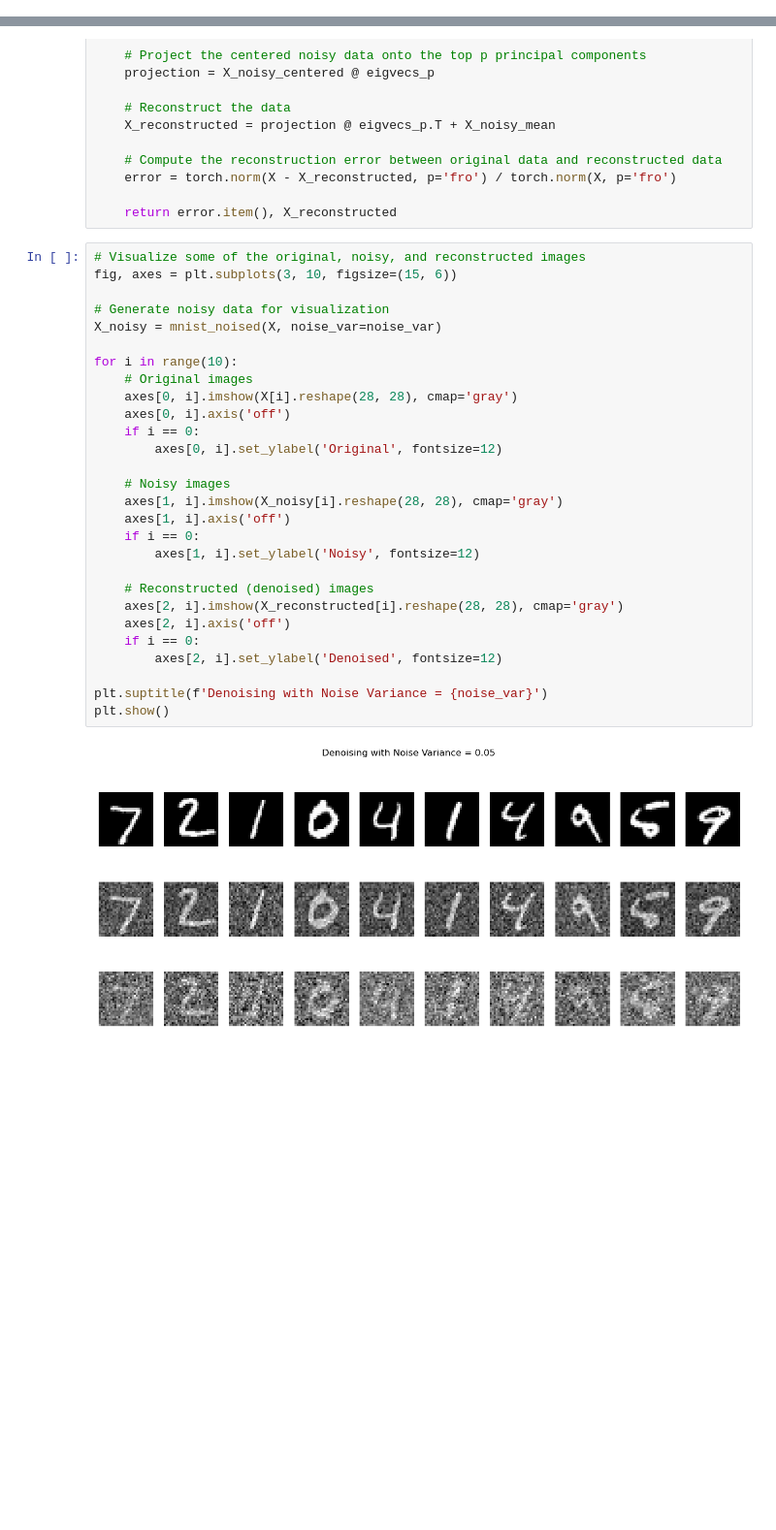
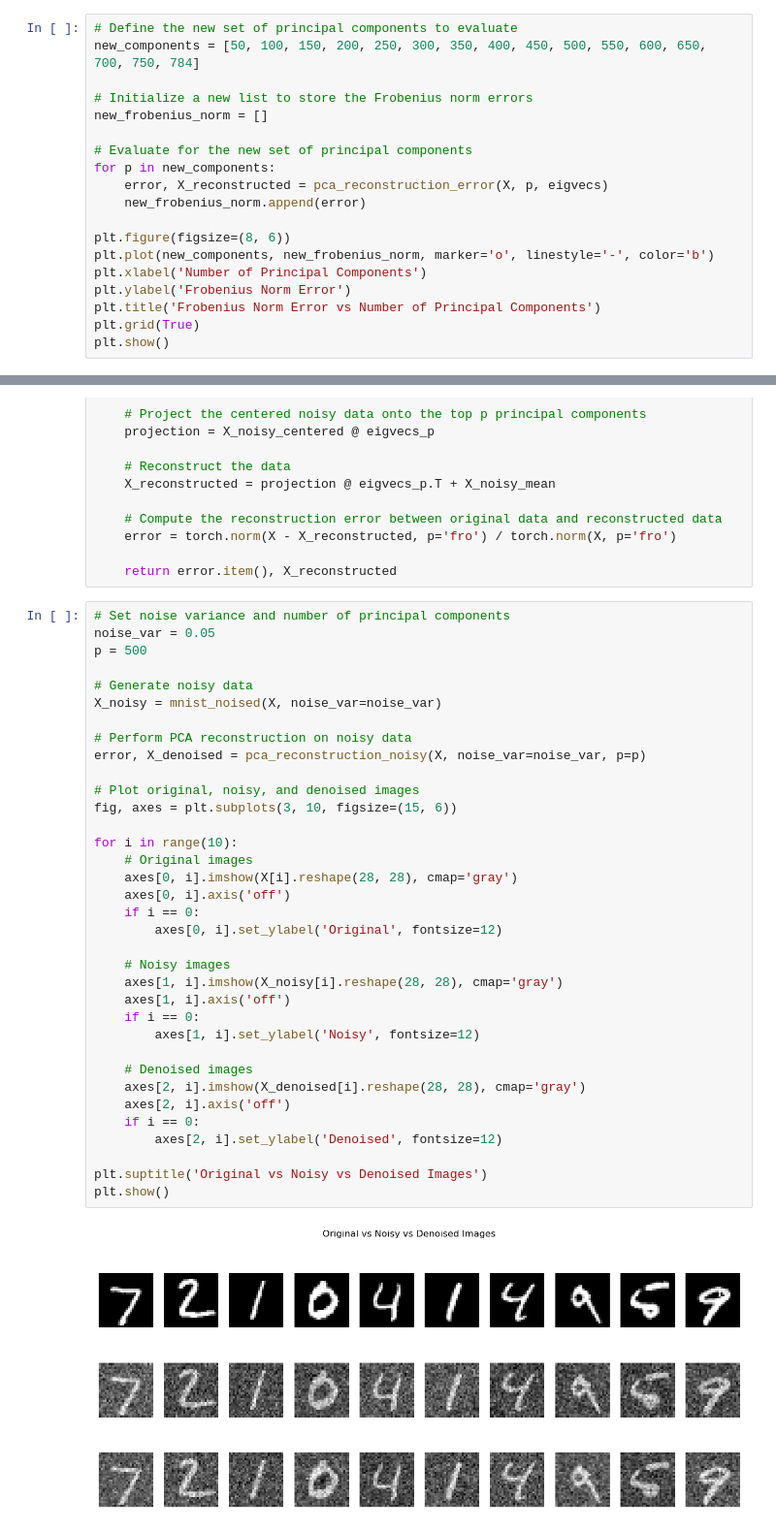
Before and after one commit to mobashirrahman/nnti, a Jupyter notebook: Assignment3/NNTI_Assignment3_(Q3.4).ipynb, the cells around one changed output, grey strips where cells are left out. Shown: that part at 97% size. Drawn from its saved outputs; the diff is of its cells as text; blank space fills up the shorter version.

```diff
--- a/Assignment3/NNTI_Assignment3_(Q3.4).ipynb
+++ b/Assignment3/NNTI_Assignment3_(Q3.4).ipynb
@@ -236,0 +222,19 @@ Frobenius Norm Errors: [0.32762885093688965, 0.10058772563934326, 0.012200935743
+# %%
+# Define the new set of principal components to evaluate
+new_components = [50, 100, 150, 200, 250, 300, 350, 400, 450, 500, 550, 600, 650, 700, 750, 784]
+
+# Initialize a new list to store the Frobenius norm errors
+new_frobenius_norm = []
+
+# Evaluate for the new set of principal components
+for p in new_components:
+    error, X_reconstructed = pca_reconstruction_error(X, p, eigvecs)
+    new_frobenius_norm.append(error)
+
+plt.figure(figsize=(8, 6))
+plt.plot(new_components, new_frobenius_norm, marker='o', linestyle='-', color='b')
+plt.xlabel('Number of Principal Components')
+plt.ylabel('Frobenius Norm Error')
+plt.title('Frobenius Norm Error vs Number of Principal Components')
+plt.grid(True)
+plt.show()
@@ -345,32 +353,39 @@ def pca_reconstruction_noisy(X, noise_var=0.05, p=100):
 
     return error.item(), X_reconstructed
 # %%
-# Visualize some of the original, noisy, and reconstructed images
+# Set noise variance and number of principal components
+noise_var = 0.05
+p = 500
+
+# Generate noisy data
+X_noisy = mnist_noised(X, noise_var=noise_var)
+
+# Perform PCA reconstruction on noisy data
+error, X_denoised = pca_reconstruction_noisy(X, noise_var=noise_var, p=p)
+
+# Plot original, noisy, and denoised images
 fig, axes = plt.subplots(3, 10, figsize=(15, 6))
-
-# Generate noisy data for visualization
-X_noisy = mnist_noised(X, noise_var=noise_var)
 
 for i in range(10):
     # Original images
     axes[0, i].imshow(X[i].reshape(28, 28), cmap='gray')
     axes[0, i].axis('off')
     if i == 0:
         axes[0, i].set_ylabel('Original', fontsize=12)
 
     # Noisy images
     axes[1, i].imshow(X_noisy[i].reshape(28, 28), cmap='gray')
     axes[1, i].axis('off')
     if i == 0:
         axes[1, i].set_ylabel('Noisy', fontsize=12)
 
-    # Reconstructed (denoised) images
-    axes[2, i].imshow(X_reconstructed[i].reshape(28, 28), cmap='gray')
+    # Denoised images
+    axes[2, i].imshow(X_denoised[i].reshape(28, 28), cmap='gray')
     axes[2, i].axis('off')
     if i == 0:
         axes[2, i].set_ylabel('Denoised', fontsize=12)
 
-plt.suptitle(f'Denoising with Noise Variance = {noise_var}')
+plt.suptitle('Original vs Noisy vs Denoised Images')
 plt.show()
 # %% [output]
-[figure, old version]
+[figure, new version]
```
Also changed, not shown: parts of 18 cells of this notebook, 11 other files.
